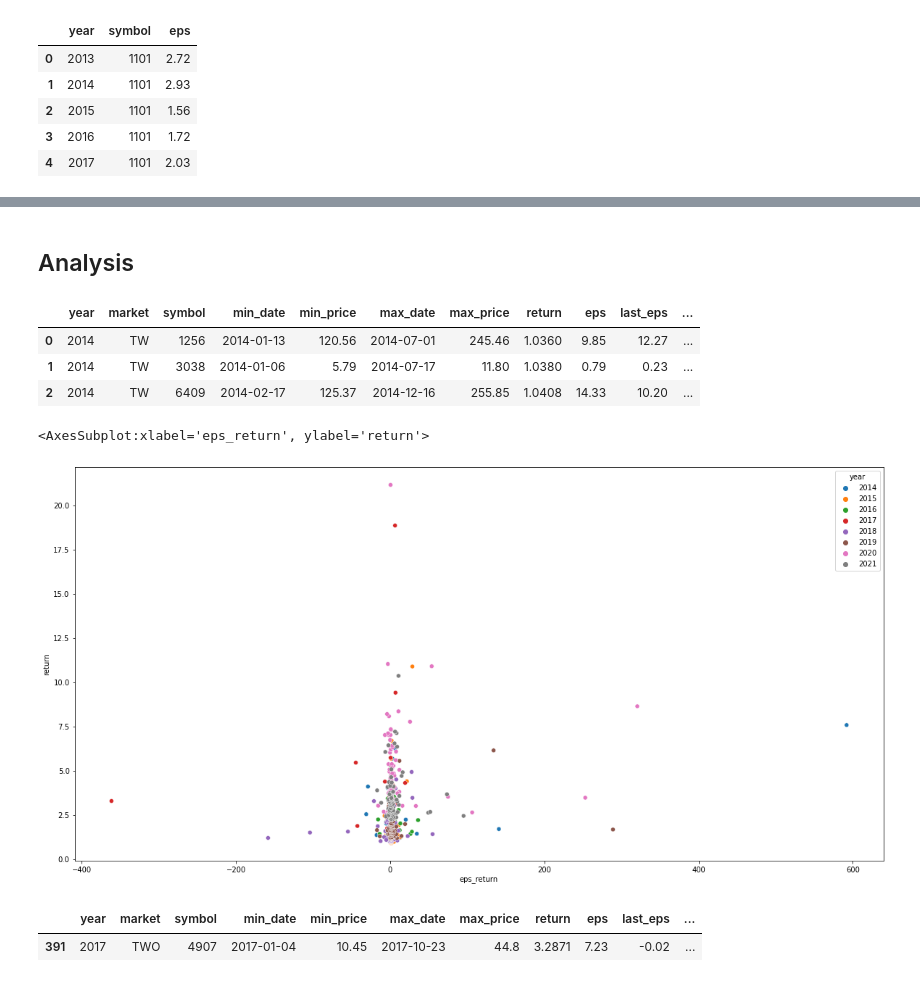
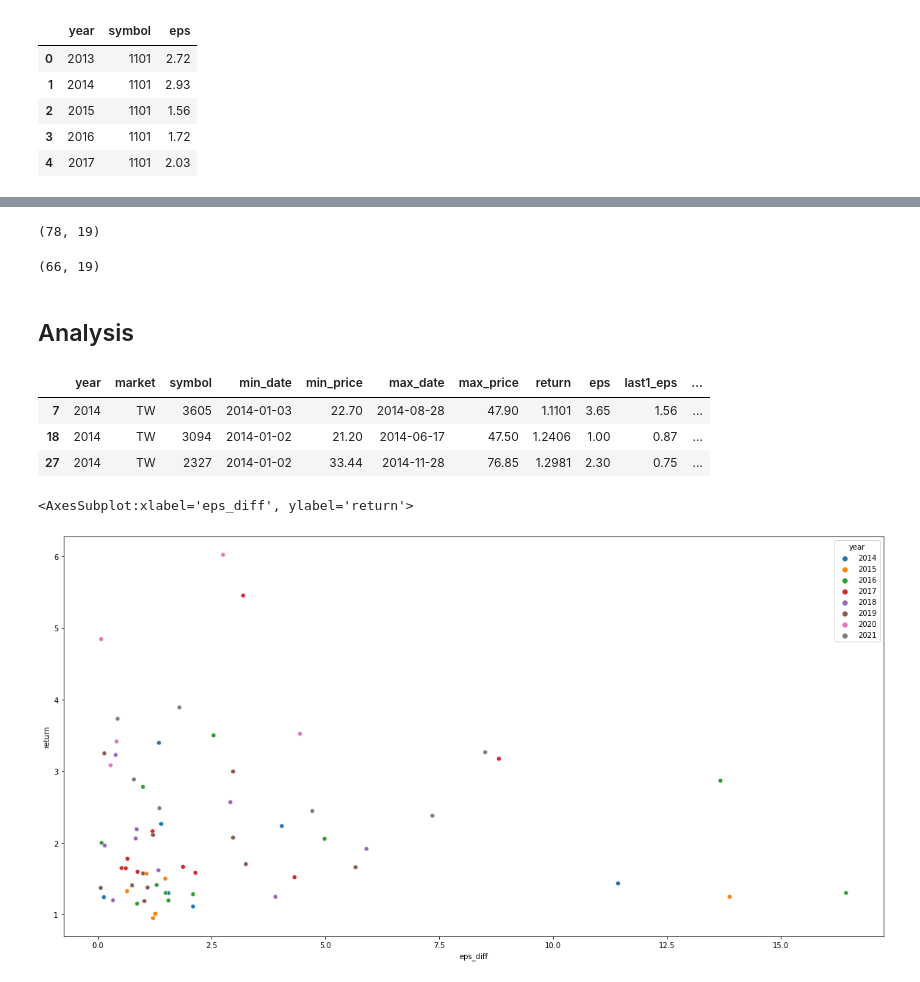
Before and after one commit to JulieKuo/stock, a Jupyter notebook: return_top50.ipynb, the cells around one changed output, grey strips where cells are left out. Saved outputs shown, nothing was run; the diff lists cells and outputs as text; code cells hidden in the pictures.

```diff
--- a/return_top50.ipynb
+++ b/return_top50.ipynb
@@ -138,0 +180,5 @@ df.to_excel("data/top50_1.xlsx", index = False)
+# %%
+df = pd.merge(df, df3, left_on = ["year", "symbol"], right_on = ["year", "symbol"], how = "left")
+df = df.reset_index(drop = True)
+print(len(df))
+df.head()
@@ -139,25 +193,30 @@ df.to_excel("data/top50_1.xlsx", index = False)
+# %%
+df = df.query("capital < last_capital")
+df.shape
+# %% [output]
+(78, 19)
+# %%
+df = df.query("(eps > last1_eps)")
+df.shape
+# %% [output]
+(66, 19)
 # %% [markdown]
 ## Analysis
 # %%
 import matplotlib.pyplot as plt
 import seaborn as sns
 # %%
-df["eps_return"] = df["eps"] / df["last_eps"]
+df["eps_diff"] = df["eps"] - df["last1_eps"]
 df.head(3)
 # %% [output]
-|  | year | market | symbol | min_date | min_price | max_date | max_price | return | eps | last_eps | ... |
-| 0 | 2014 | TW | 1256 | 2014-01-13 | 120.56 | 2014-07-01 | 245.46 | 1.0360 | 9.85 | 12.27 | ... |
-| 1 | 2014 | TW | 3038 | 2014-01-06 | 5.79 | 2014-07-17 | 11.80 | 1.0380 | 0.79 | 0.23 | ... |
-| 2 | 2014 | TW | 6409 | 2014-02-17 | 125.37 | 2014-12-16 | 255.85 | 1.0408 | 14.33 | 10.20 | ... |
+|  | year | market | symbol | min_date | min_price | max_date | max_price | return | eps | last1_eps | ... |
+| 7 | 2014 | TW | 3605 | 2014-01-03 | 22.70 | 2014-08-28 | 47.90 | 1.1101 | 3.65 | 1.56 | ... |
+| 18 | 2014 | TW | 3094 | 2014-01-02 | 21.20 | 2014-06-17 | 47.50 | 1.2406 | 1.00 | 0.87 | ... |
+| 27 | 2014 | TW | 2327 | 2014-01-02 | 33.44 | 2014-11-28 | 76.85 | 1.2981 | 2.30 | 0.75 | ... |
 # %%
 plt.figure(figsize = (20, 10))
 sns.color_palette("tab10")
-sns.scatterplot(x = "eps_return", y = "return", data = df, hue = "year", palette = "tab10")
+sns.scatterplot(x = "eps_diff", y = "return", data = df, hue = "year", palette = "tab10")
 # %% [output]
-<AxesSubplot:xlabel='eps_return', ylabel='return'>
+<AxesSubplot:xlabel='eps_diff', ylabel='return'>
-[figure, old version]
+[figure, new version]
-# %%
-df[df["eps_return"] < -200]
-# %% [output]
-|  | year | market | symbol | min_date | min_price | max_date | max_price | return | eps | last_eps | ... |
-| 391 | 2017 | TWO | 4907 | 2017-01-04 | 10.45 | 2017-10-23 | 44.8 | 3.2871 | 7.23 | -0.02 | ... |
```
Also changed, not shown: parts of 9 cells of this notebook.
